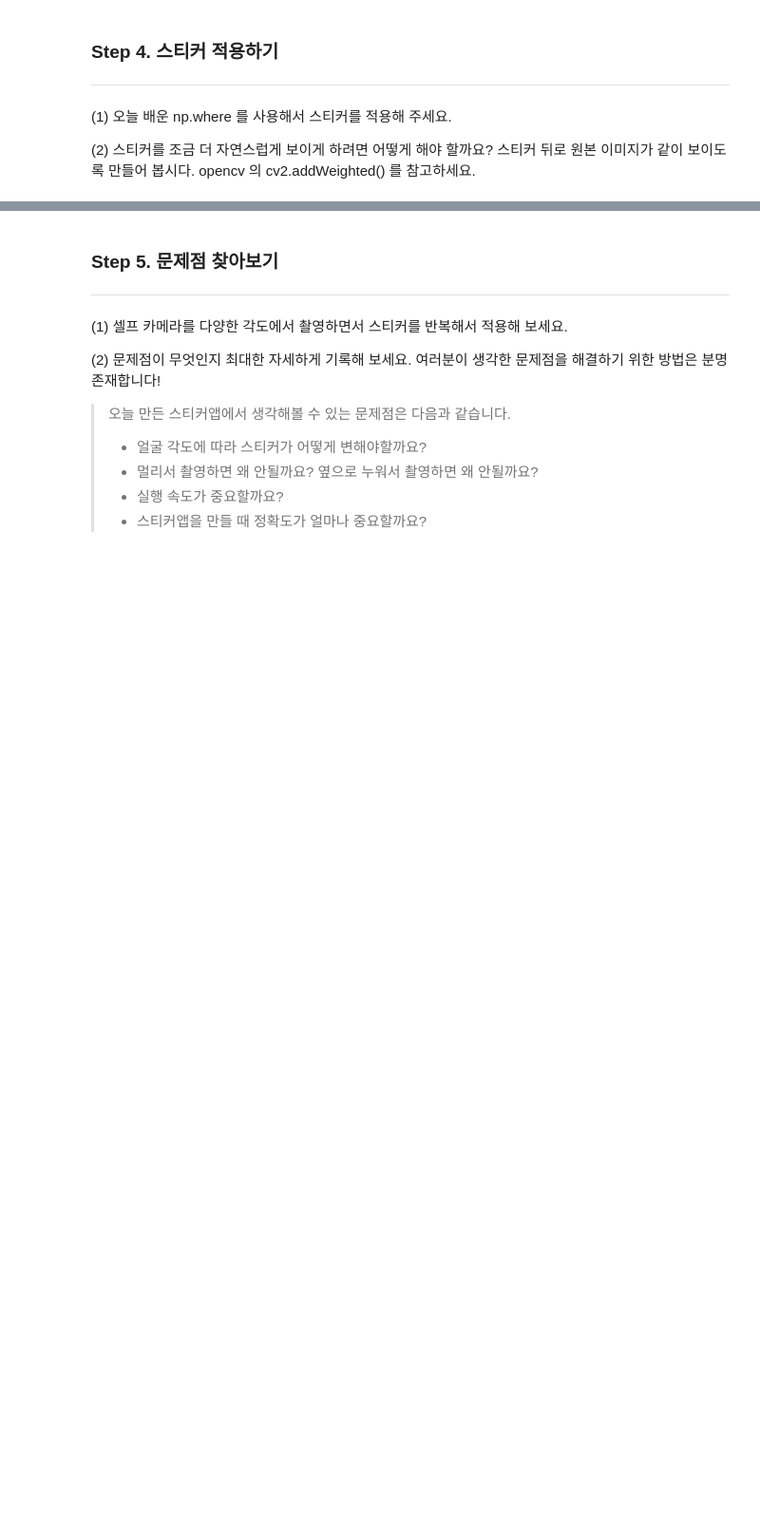
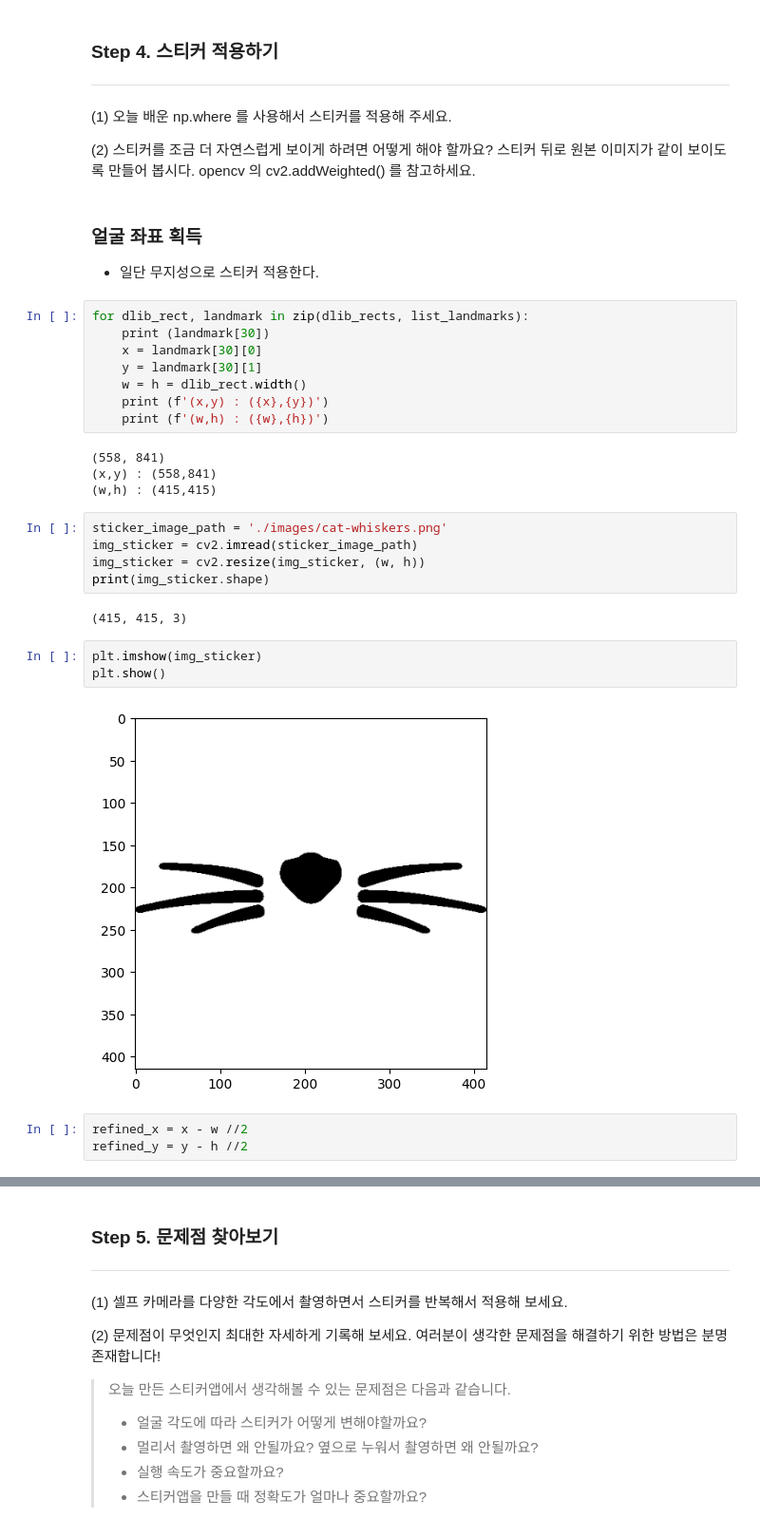
Before and after one commit to aeolian83/aiffel_mini_prject, a Jupyter notebook: Explorestage07/[E-07]Cat_Whiskers.ipynb, the cells around one changed output, grey strips where cells are left out. Shown at 95% size. Saved outputs shown, nothing was run; the diff lists cells and outputs as text; blank space fills up the shorter version.

```diff
--- a/Explorestage07/[E-07]Cat_Whiskers.ipynb
+++ b/Explorestage07/[E-07]Cat_Whiskers.ipynb
@@ -71,3 +150,33 @@ plt.show() # 이미지 실제 출력
 (1) 오늘 배운 np.where 를 사용해서 스티커를 적용해 주세요.
 
 (2) 스티커를 조금 더 자연스럽게 보이게 하려면 어떻게 해야 할까요? 스티커 뒤로 원본 이미지가 같이 보이도록 만들어 봅시다. opencv 의 cv2.addWeighted() 를 참고하세요.
+# %% [markdown]
+### 얼굴 좌표 획득
+- 일단 무지성으로 스티커 적용한다.
+# %%
+for dlib_rect, landmark in zip(dlib_rects, list_landmarks):
+    print (landmark[30])
+    x = landmark[30][0]
+    y = landmark[30][1]
+    w = h = dlib_rect.width()
+    print (f'(x,y) : ({x},{y})')
+    print (f'(w,h) : ({w},{h})')
+# %% [output]
+(558, 841)
+(x,y) : (558,841)
+(w,h) : (415,415)
+# %%
+sticker_image_path = './images/cat-whiskers.png'
+img_sticker = cv2.imread(sticker_image_path)
+img_sticker = cv2.resize(img_sticker, (w, h))
+print(img_sticker.shape)
+# %% [output]
+(415, 415, 3)
+# %%
+plt.imshow(img_sticker)
+plt.show()
+# %% [output]
+[figure, added]
+# %%
+refined_x = x - w //2
+refined_y = y - h //2
```
Also changed, not shown: parts of 31 cells of this notebook, 7 other files.
